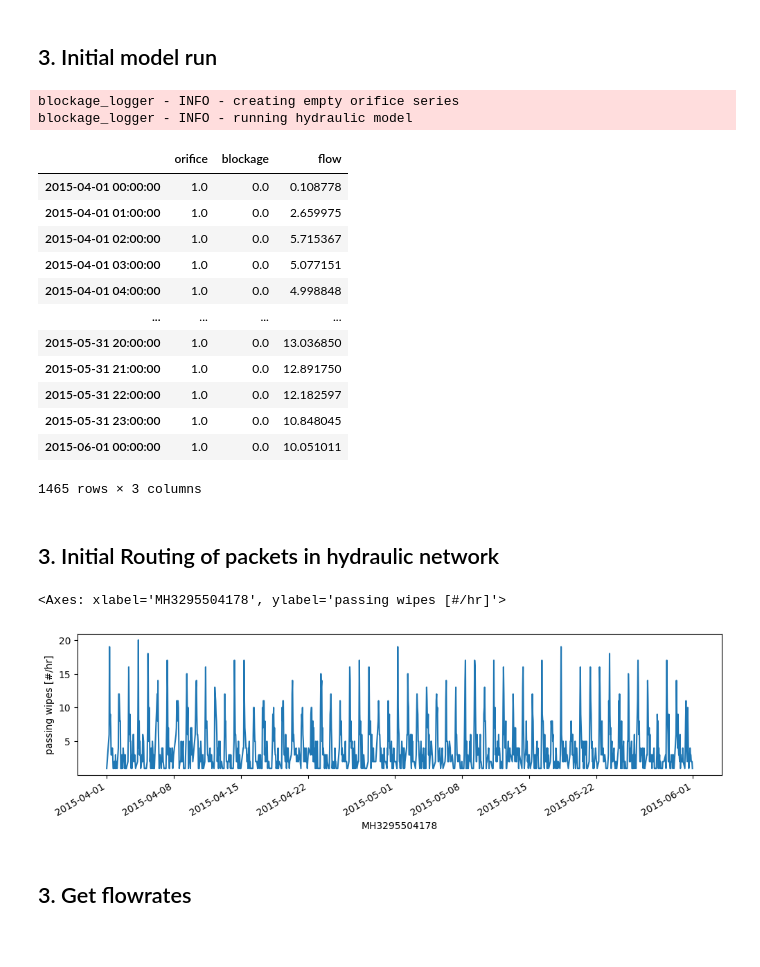
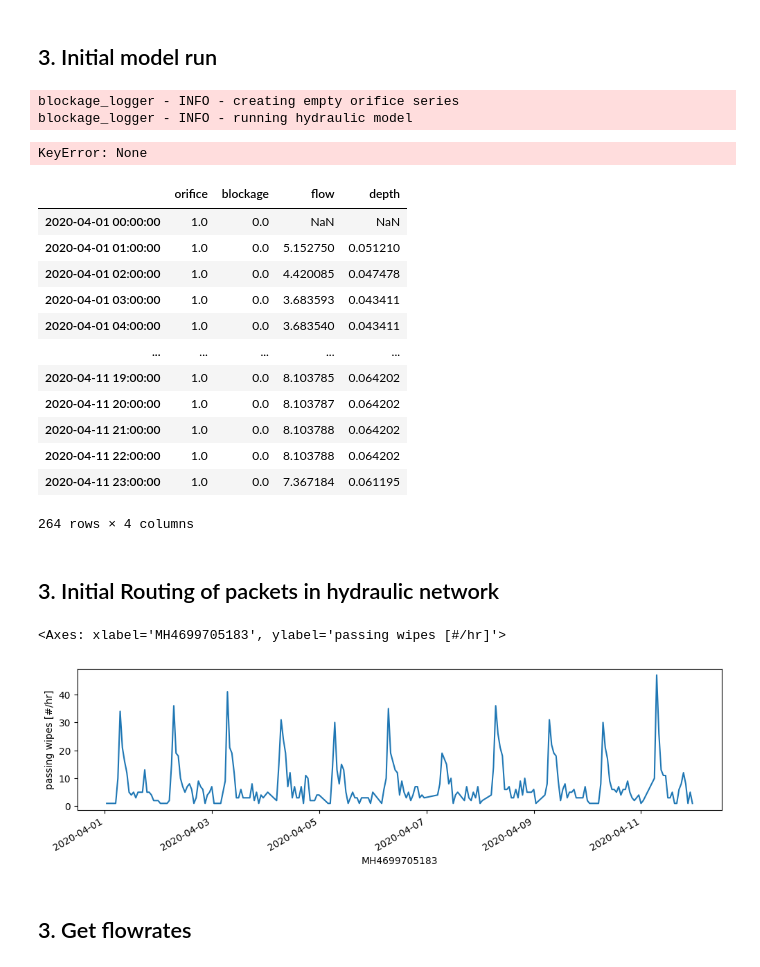
Before and after one commit to alBartig/PacketSWMM, a Jupyter notebook: apps/con_sim_interface.ipynb, the cells around one changed output. Saved outputs shown, nothing was run; the diff lists cells and outputs as text; code cells hidden in the pictures.

```diff
--- a/apps/con_sim_interface.ipynb
+++ b/apps/con_sim_interface.ipynb
@@ -19,15 +20,15 @@ warnings.filterwarnings("ignore", category=SwmmOutExtractWarning)
 # %%
 df_defpat = pd.Series(0.1 * np.array([1.4, 0.3, 0.1, 0.0, 0.3, 1.7, 9.1, 21, 13, 9, 6.9, 4.9,
                                        1.9, 3.6, 2.5, 2, 2.9, 2.3, 4.1, 4.0, 2.7, 2.1, 2.2, 2.0]) / 100)
-result_path = r"../sample_data/blockage_results.hd5"
-settings = dict(model_path = r"..\sample_data\sample_model.inp",
-                pop_path = r"../sample_data/pop_data.csv",
-                out_path = r"..\sample_data\sample_model.out",
-                orifice_path = r"../sample_data/orifice_settings.dat",
+result_path = r"C:\Users\albert\PycharmProjects\PacketSWMM\sample_data\katys_model\blockage_results250.hd5"
+settings = dict(model_path = Path(r"C:\Users\albert\PycharmProjects\PacketSWMM\sample_data\katys_model\Sample.inp"),
+                pop_path = r"C:\Users\albert\PycharmProjects\PacketSWMM\sample_data\katys_model\Pop_data.csv",
+                out_path = r"C:\Users\albert\PycharmProjects\PacketSWMM\sample_data\katys_model\Sample.out",
+                orifice_path = r"C:\Users\albert\PycharmProjects\PacketSWMM\sample_data\katys_model\orifice_settings.dat",
                 result_path = result_path,
                 defpat = df_defpat,
-                target_node = "MH3295504178",
-                target_link = "MH3295504178.1")
+                target_node = "MH4699705183",
+                target_link = "MH4699705183.1")
 # %%
 # empty store before simulations
 with pd.HDFStore(result_path) as store:
@@ -47,23 +48,25 @@ blockage_sim.blank_model_run()
 # %% [output]
 blockage_logger - INFO - creating empty orifice series
 blockage_logger - INFO - running hydraulic model
+KeyError: None
 # %%
 with pd.HDFStore(result_path) as store:
     s = store["/iteration_0"]
+s
 # %% [output]
-|  | orifice | blockage | flow |
-| 2015-04-01 00:00:00 | 1.0 | 0.0 | 0.108778 |
-| 2015-04-01 01:00:00 | 1.0 | 0.0 | 2.659975 |
-| 2015-04-01 02:00:00 | 1.0 | 0.0 | 5.715367 |
-| 2015-04-01 03:00:00 | 1.0 | 0.0 | 5.077151 |
-| 2015-04-01 04:00:00 | 1.0 | 0.0 | 4.998848 |
-| ... | ... | ... | ... |
-| 2015-05-31 20:00:00 | 1.0 | 0.0 | 13.036850 |
-| 2015-05-31 21:00:00 | 1.0 | 0.0 | 12.891750 |
-| 2015-05-31 22:00:00 | 1.0 | 0.0 | 12.182597 |
-| 2015-05-31 23:00:00 | 1.0 | 0.0 | 10.848045 |
-| 2015-06-01 00:00:00 | 1.0 | 0.0 | 10.051011 |
+|  | orifice | blockage | flow | depth |
+| 2020-04-01 00:00:00 | 1.0 | 0.0 | NaN | NaN |
+| 2020-04-01 01:00:00 | 1.0 | 0.0 | 5.152750 | 0.051210 |
+| 2020-04-01 02:00:00 | 1.0 | 0.0 | 4.420085 | 0.047478 |
+| 2020-04-01 03:00:00 | 1.0 | 0.0 | 3.683593 | 0.043411 |
+| 2020-04-01 04:00:00 | 1.0 | 0.0 | 3.683540 | 0.043411 |
+| ... | ... | ... | ... | ... |
+| 2020-04-11 19:00:00 | 1.0 | 0.0 | 8.103785 | 0.064202 |
+| 2020-04-11 20:00:00 | 1.0 | 0.0 | 8.103787 | 0.064202 |
+| 2020-04-11 21:00:00 | 1.0 | 0.0 | 8.103788 | 0.064202 |
+| 2020-04-11 22:00:00 | 1.0 | 0.0 | 8.103788 | 0.064202 |
+| 2020-04-11 23:00:00 | 1.0 | 0.0 | 7.367184 | 0.061195 |
-1465 rows × 3 columns
+264 rows × 4 columns
 # %% [markdown]
 ## 3. Initial Routing of packets in hydraulic network
 # %%
@@ -71,8 +74,8 @@ arrivals = blockage_sim.initial_routing()
 # %%
 arrivals.plot(figsize=(12, 3), ylabel="passing wipes [#/hr]")
 # %% [output]
-<Axes: xlabel='MH3295504178', ylabel='passing wipes [#/hr]'>
+<Axes: xlabel='MH4699705183', ylabel='passing wipes [#/hr]'>
-[figure, old version]
+[figure, new version]
 # %% [markdown]
 ## 3. Get flowrates
 # %%
```
Also changed, not shown: parts of 10 cells of this notebook, 2 other files.
